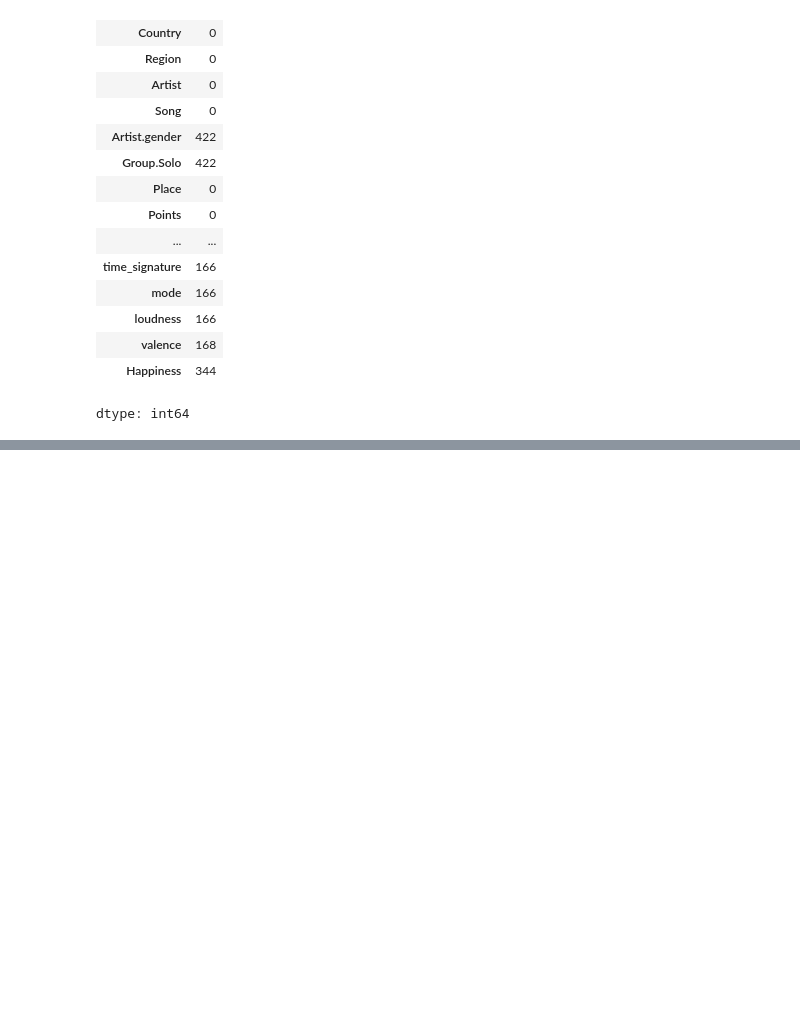
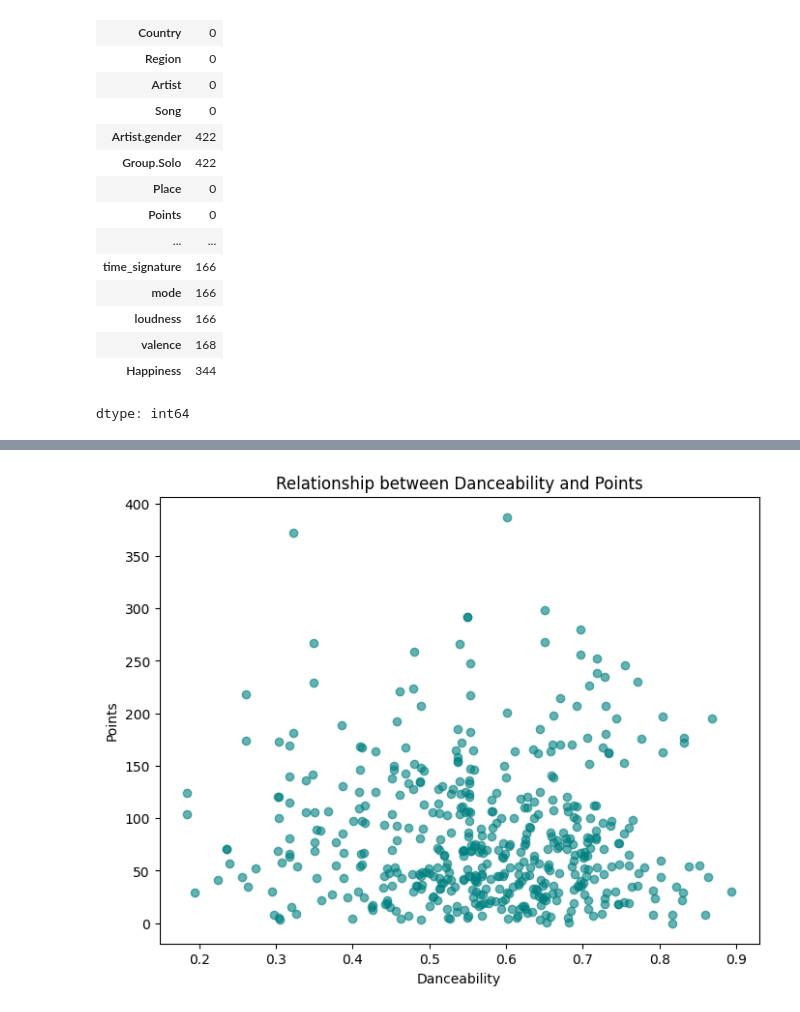
Before and after one commit to samas-sha/Git-project, a Jupyter notebook: question_1.ipynb, the cells around one changed output, grey strips where cells are left out. Drawn from its saved outputs; the diff is of its cells as text; code cells hidden in the pictures; blank space fills up the shorter version.

```diff
--- a/question_1.ipynb
+++ b/question_1.ipynb
@@ -70,0 +104,10 @@ dtype: int64
+# %%
+# Scatter plot: Danceability vs Points
+plt.figure(figsize=(8,6))
+plt.scatter(data['danceability'], data['Points'], alpha=0.6, color='teal')
+plt.xlabel("Danceability")
+plt.ylabel("Points")
+plt.title("Relationship between Danceability and Points")
+plt.show()
+# %% [output]
+[figure, added]
```
Also changed, not shown: parts of 12 cells of this notebook.
